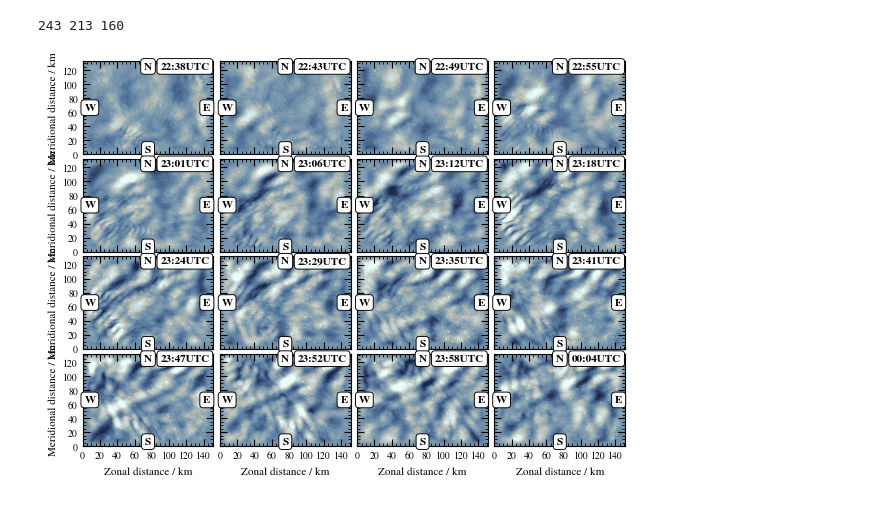
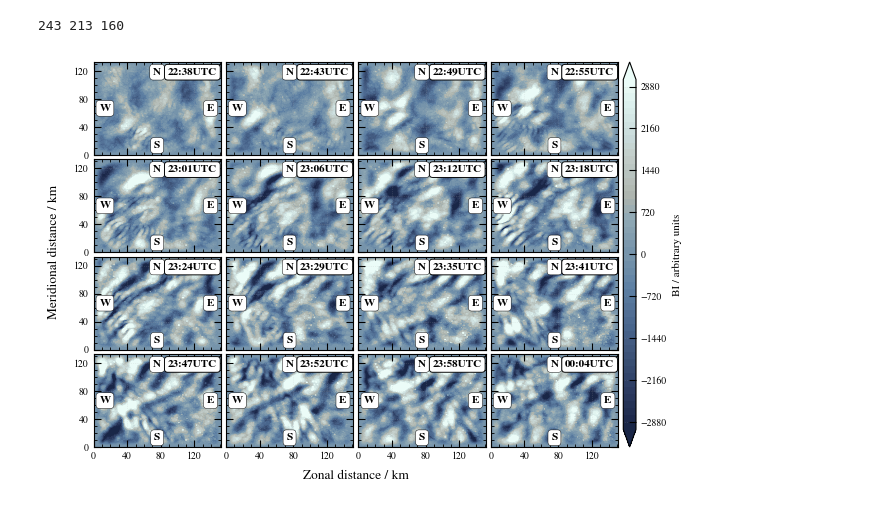
Before and after one commit to Waveguyde/WAVEGUISE, a Jupyter notebook: notebooks/30_3D_AMTM_overview.ipynb, the cells around one changed output. Saved outputs shown, nothing was run; the diff lists cells and outputs as text; code cells hidden in the pictures.

```diff
--- a/notebooks/30_3D_AMTM_overview.ipynb
+++ b/notebooks/30_3D_AMTM_overview.ipynb
@@ -40,49 +40,53 @@ airglow = BI_high*tap3d
 # %%
 nlc = cc.jpg2cmap('/home/r/Robert.Reichert/artsy-colors/jpgs/NLC.jpg',51,cmap=True,allow_discontinuities=False,discrete_colors=False)
 # %%
-BI_lev = np.linspace(-4000,4000,51)
+BI_lev = np.linspace(-3000,3000,51)
 x=np.linspace(0,(nx-1)*dx,nx)*1e-3
 y=np.linspace(0,(ny-1)*dy,ny)*1e-3
 
-gskw = {"hspace": 0.05, "wspace": 0.05, "width_ratios": [1, 1, 1, 1], "height_ratios": [1, 1, 1, 1]}
+gskw = {"hspace": 0.05, "wspace": 0.05, "width_ratios": [1, 1, 1, 1, 0.1], "height_ratios": [1, 1, 1, 1]}
 
 time_indexes=np.linspace(5,155,16)
-fig, ax=plt.subplots(4,4, figsize=(7,5), gridspec_kw=gskw,sharex=True, sharey=True)
+fig = plt.figure(figsize=(7, 5))
+gs = fig.add_gridspec(4, 5, **gskw)
+ax = np.empty((4, 4), dtype=object)
 
-for i in range(ax.shape[0]):
-    for j in range(ax.shape[1]):
-        ax[i,j].contourf(x,y,airglow[:,:,int(time_indexes[i*ax.shape[1]+j])],levels=BI_lev,extend='both',cmap=nlc)
+for i in range(4):
+    for j in range(4):
+        ax[i, j] = fig.add_subplot(gs[i, j])
+        plot_field = ax[i,j].contourf(x,y,airglow[:,:,int(time_indexes[i*4+j])],levels=BI_lev,extend='both',cmap=nlc)
+        # y-Ticklabels nur in der linken Spalte
+        if j > 0:
+            ax[i, j].tick_params(labelleft=False)
+        # x-Ticklabels nur in der unteren Zeile
+        if i < 3:
+            ax[i, j].tick_params(labelbottom=False)
 
-yl = ['Meridional distance / km','','','','Meridional distance / km','','','',
-     'Meridional distance / km','','','','Meridional distance / km','','','']
-xl = ['','','','','','','','','','','','',
-      'Zonal distance / km','Zonal distance / km','Zonal distance / km','Zonal distance / km']
+cax = fig.add_subplot(gs[:, 4])
+cbar = fig.colorbar(plot_field,cax=cax,orientation='vertical',pad=0.05,label='BI / arbitrary units',spacing='uniform')
 
-for i in range(ax.shape[0]):
-    for j in range(ax.shape[1]):
-        ax[i,j].set_ylabel(yl[i*ax.shape[1]+j])
-        ax[i,j].set_xlabel(xl[i*ax.shape[1]+j])
-        ax[i,j].yaxis.set_major_locator(MultipleLocator(20))
+for i in range(4):
+    for j in range(4):
+
+        ax[i,j].yaxis.set_major_locator(MultipleLocator(40))
         ax[i,j].yaxis.set_minor_locator(AutoMinorLocator())
-        ax[i,j].xaxis.set_major_locator(MultipleLocator(20))
+        ax[i,j].xaxis.set_major_locator(MultipleLocator(40))
         ax[i,j].xaxis.set_minor_locator(AutoMinorLocator())
-        #ax[i,j].tick_params(which='both', labelbottom=True, labeltop=False)
-        ax[i,j].grid()
-        ax[i,j].text(0.5, 0.945, 'N', verticalalignment='center', horizontalalignment='center', transform=ax[i,j].transAxes,
-                                        weight='bold', bbox={"boxstyle" : "round", "lw":0.67, "facecolor":"white", "edgecolor":"black"})
-        ax[i,j].text(0.5, 0.05, 'S', verticalalignment='center', horizontalalignment='center', transform=ax[i,j].transAxes,
-                                        weight='bold', bbox={"boxstyle" : "round", "lw":0.67, "facecolor":"white", "edgecolor":"black"})
-        ax[i,j].text(0.055, 0.5, 'W', verticalalignment='center', horizontalalignment='center', transform=ax[i,j].transAxes,
-                                        weight='bold', bbox={"boxstyle" : "round", "lw":0.67, "facecolor":"white", "edgecolor":"black"})
-        ax[i,j].text(0.95, 0.5, 'E', verticalalignment='center', horizontalalignment='center', transform=ax[i,j].transAxes,
-                                        weight='bold', bbox={"boxstyle" : "round", "lw":0.67, "facecolor":"white", "edgecolor":"black"})
-        ax[i,j].text(0.97, 0.945, str(BI['time'].isel(time=int(time_indexes[i*ax.shape[1]+j])).values)[11:16]+'UTC', verticalalignment='center', horizontalalignment='right', transform=ax[i,j].transAxes,
+
+        ax[i,j].text(0.5, 0.89, 'N', verticalalignment='center', horizontalalignment='center', transform=ax[i,j].transAxes,
+                                        weight='bold', bbox={"boxstyle" : "round", "lw":0.33, "facecolor":"white", "edgecolor":"black"})
+        ax[i,j].text(0.5, 0.1, 'S', verticalalignment='center', horizontalalignment='center', transform=ax[i,j].transAxes,
+                                        weight='bold', bbox={"boxstyle" : "round", "lw":0.33, "facecolor":"white", "edgecolor":"black"})
+        ax[i,j].text(0.09, 0.5, 'W', verticalalignment='center', horizontalalignment='center', transform=ax[i,j].transAxes,
+                                        weight='bold', bbox={"boxstyle" : "round", "lw":0.33, "facecolor":"white", "edgecolor":"black"})
+        ax[i,j].text(0.92, 0.5, 'E', verticalalignment='center', horizontalalignment='center', transform=ax[i,j].transAxes,
+                                        weight='bold', bbox={"boxstyle" : "round", "lw":0.33, "facecolor":"white", "edgecolor":"black"})
+        ax[i,j].text(0.97, 0.89, str(BI['time'].isel(time=int(time_indexes[i*ax.shape[1]+j])).values)[11:16]+'UTC', verticalalignment='center', horizontalalignment='right', transform=ax[i,j].transAxes,
                                         weight='bold', bbox={"boxstyle" : "round", "lw":0.67, "facecolor":"white", "edgecolor":"black"})
 
-#ax[1,0].tick_params(labelbottom=False)
-#ax[1,1].tick_params(labelbottom=False)
-#ax[1,2].tick_params(labelbottom=False)
+fig.supylabel("Meridional distance / km", x=0.06)
+fig.supxlabel("Zonal distance / km", y=0.04)
 
 plt.savefig('./figures/AMTM_overview.png', dpi=300, bbox_inches="tight", pad_inches=0.03)
 # %% [output]
-[figure, old version]
+[figure, new version]
```
Also changed, not shown: 29 other files.
